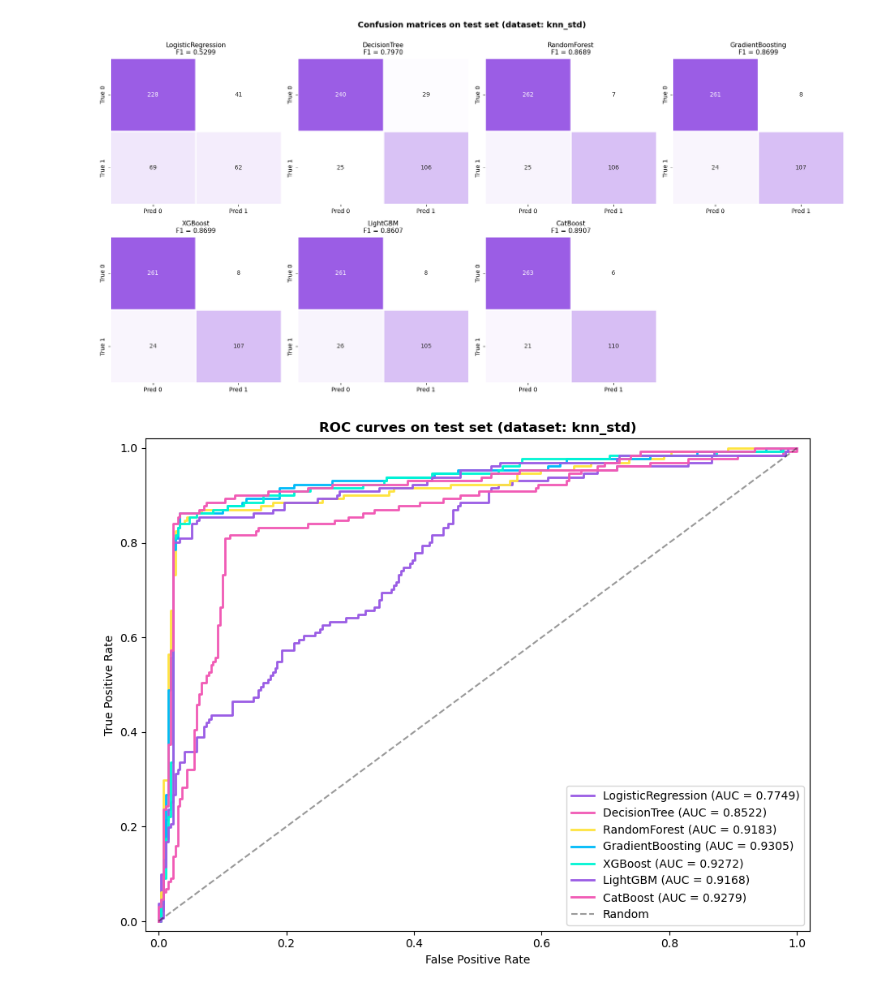
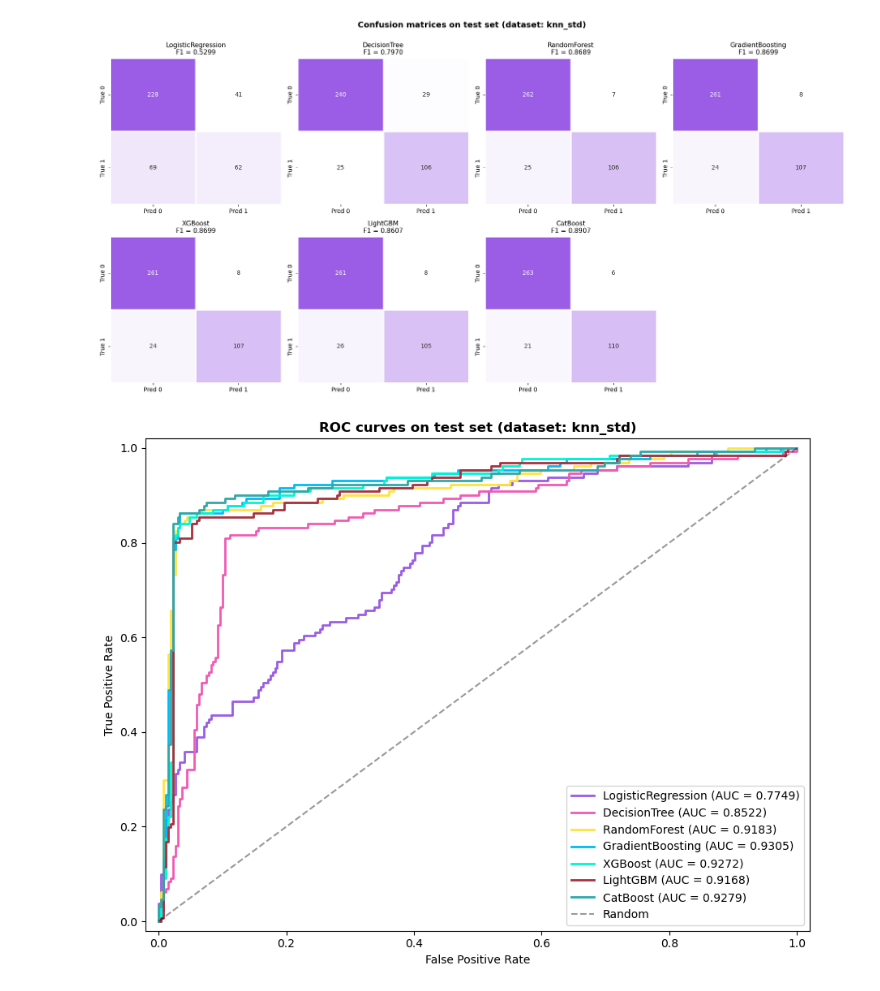
Before and after one commit to IzaSiemieniuk/pk_advanced_machine_learning, a Jupyter notebook: pet_adoption_2.ipynb, the cells around one changed output. Cells and saved outputs as stored; diff of their text form; code cells hidden in the pictures.

```diff
--- a/pet_adoption_2.ipynb
+++ b/pet_adoption_2.ipynb
@@ -489,7 +495,7 @@ plt.show()
 # %%
 time_summary = results.groupby('model')['fit_time_mean'].mean().sort_values()
 
-fig, ax = plt.subplots(figsize=(10, 4))
+fig, ax = plt.subplots(figsize=(10, 6))
 bars = ax.bar(time_summary.index, time_summary.values,
               color=colors * 2, edgecolor='black', linewidth=0.8)
 ax.set_ylabel('Mean fit time per fold [s]')
@@ -500,6 +506,8 @@ for bar, val in zip(bars, time_summary.values):
     ax.text(bar.get_x() + bar.get_width() / 2, val + 0.01,
             f'{val:.2f}s', ha='center', fontsize=9)
 
+
 plt.tight_layout()
+plt.savefig('training_time.png', dpi=300)
 plt.show()
 # %% [output]
@@ -576,32 +587,34 @@ plt.show()
 [figure]
 # %%
 fig, ax = plt.subplots(figsize=(9, 7))
+colors = ['#9b5de5', '#f15bb5', '#fee440', '#00bbf9', '#00f5d4', '#a83240', '#32a8a8', '#de8021']
 
-for color, model_name in zip(colors * 2, build_models().keys()):
+for color, model_name in zip(colors, build_models().keys()):
     art = trained_artifacts[(best_ds, model_name)]
     X_t = art['test_df'][art['feature_cols']].to_numpy()
     y_t = art['test_df'][TARGET].to_numpy()
     y_pr = art['model'].predict_proba(X_t)[:, 1]
 
     # Build ROC curve manually using the same logic as manual_roc_auc
     order = np.argsort(-y_pr, kind='mergesort')
     y_t_sorted = y_t[order]
     P, N = (y_t == 1).sum(), (y_t == 0).sum()
     tpr = np.concatenate(([0.0], np.cumsum(y_t_sorted == 1) / P))
     fpr = np.concatenate(([0.0], np.cumsum(y_t_sorted == 0) / N))
 
     auc_val = manual_roc_auc(y_t, y_pr)
     ax.plot(fpr, tpr, label=f'{model_name} (AUC = {auc_val:.4f})', color=color, linewidth=2)
 
 ax.plot([0, 1], [0, 1], 'k--', alpha=0.4, label='Random')
 ax.set_xlabel('False Positive Rate')
 ax.set_ylabel('True Positive Rate')
 ax.set_title(f'ROC curves on test set (dataset: {best_ds})', fontweight='bold')
 ax.legend(loc='lower right')
 ax.set_xlim(-0.02, 1.02)
 ax.set_ylim(-0.02, 1.02)
 
 plt.tight_layout()
+plt.savefig('roi.png', dpi=300)
 plt.show()
 # %% [output]
-[figure, old version]
+[figure, new version]
```
Also changed, not shown: parts of 4 cells of this notebook.
